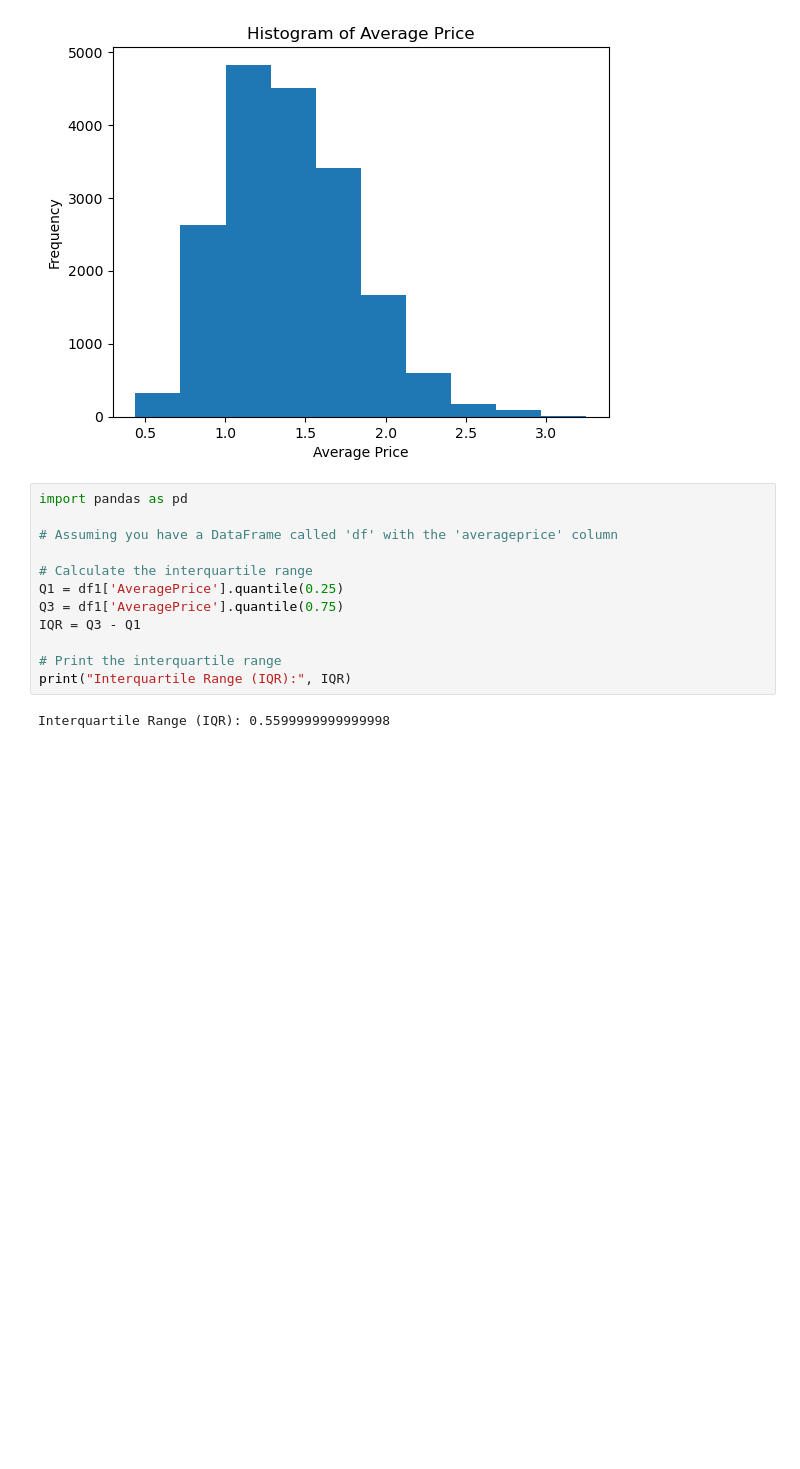
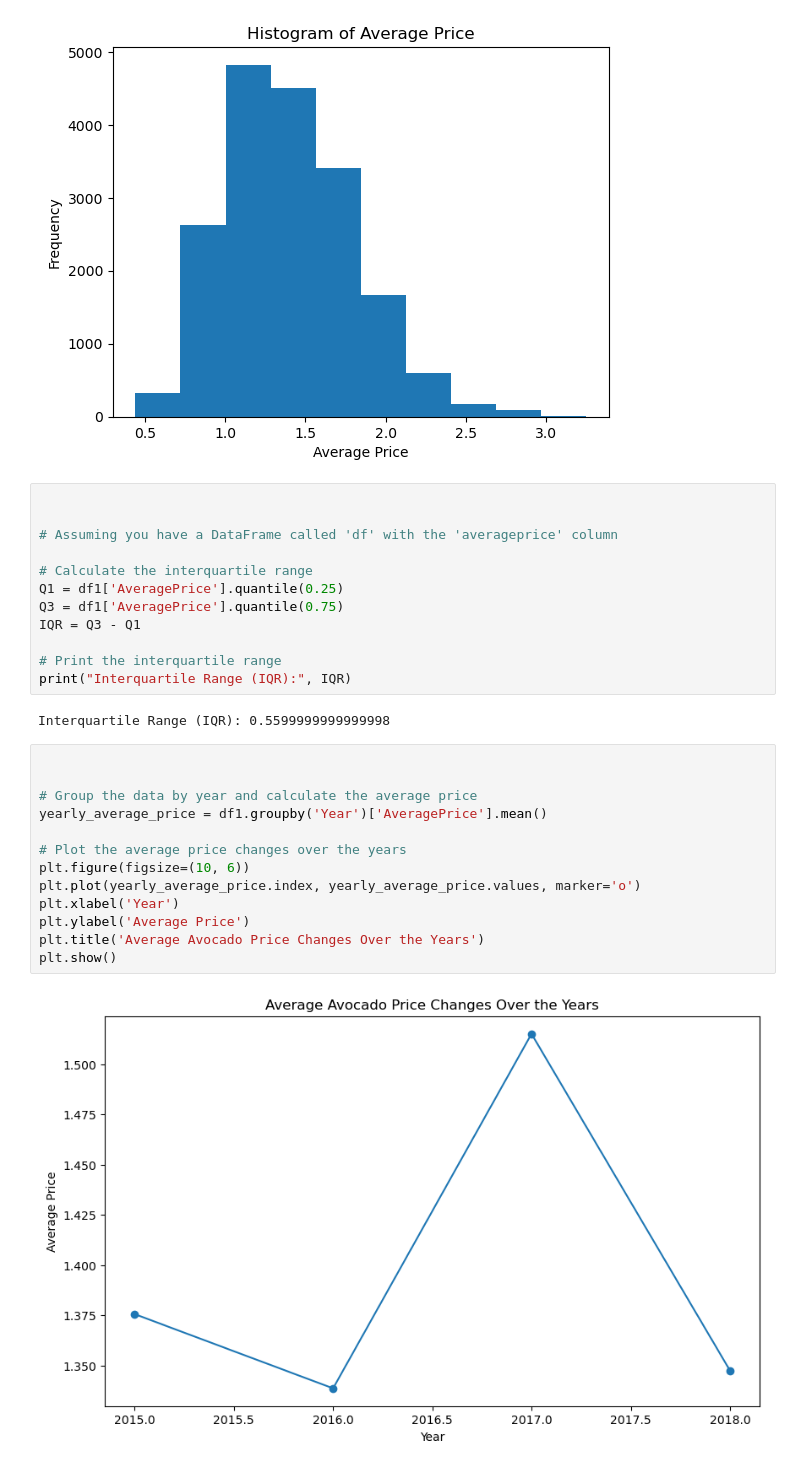
Before and after one commit to The-DigitalAcademy/Machine_Learning-Avocados-, a Jupyter notebook: avocados_ML.ipynb, the cells around one changed output. Saved outputs shown, nothing was run; the diff lists cells and outputs as text; blank space fills up the shorter version.

```diff
--- a/avocados_ML.ipynb
+++ b/avocados_ML.ipynb
@@ -553,7 +534,7 @@ plt.show()
 # %% [output]
 [figure]
 # %%
-import pandas as pd
+
 
 # Assuming you have a DataFrame called 'df' with the 'averageprice' column
 
@@ -566,3 +547,18 @@ IQR = Q3 - Q1
 print("Interquartile Range (IQR):", IQR)
 # %% [output]
 Interquartile Range (IQR): 0.5599999999999998
+# %%
+
+
+# Group the data by year and calculate the average price
+yearly_average_price = df1.groupby('Year')['AveragePrice'].mean()
+
+# Plot the average price changes over the years
+plt.figure(figsize=(10, 6))
+plt.plot(yearly_average_price.index, yearly_average_price.values, marker='o')
+plt.xlabel('Year')
+plt.ylabel('Average Price')
+plt.title('Average Avocado Price Changes Over the Years')
+plt.show()
+# %% [output]
+[figure, added]
```
Also changed, not shown: parts of 17 cells of this notebook.
